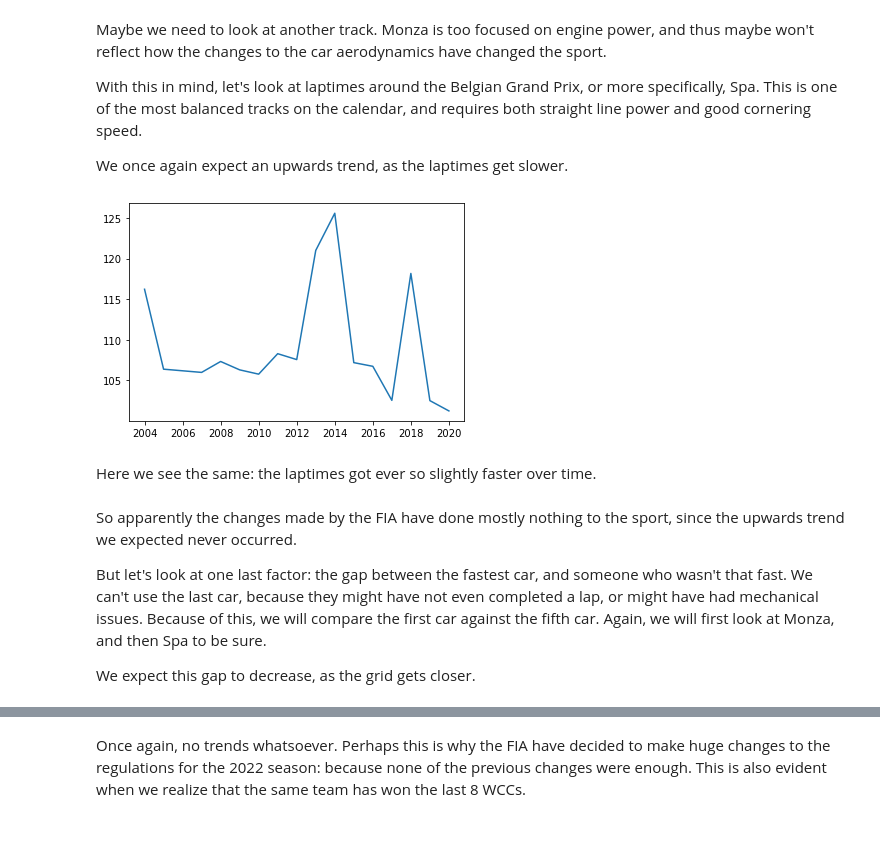
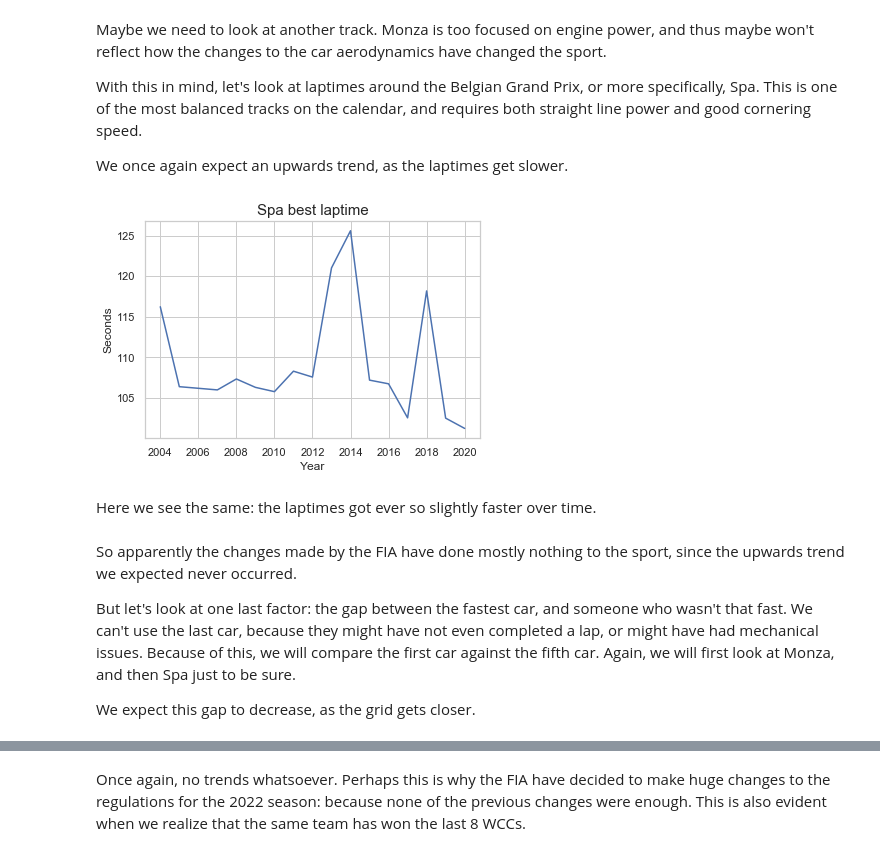
Before and after one commit to leoDomingos/study-on-formula-1-champions, a Jupyter notebook: f1-drivers-study.ipynb, the cells around one changed output, grey strips where cells are left out. Cells and saved outputs as stored; diff of their text form; code cells hidden in the pictures.

```diff
--- a/f1-drivers-study.ipynb
+++ b/f1-drivers-study.ipynb
@@ -27,3 +21,20 @@ or from the matplotlib source distribution
+# %%
+# Setting up the graphs colors
+
+# necessary teams:
+# renault, mercedes, ferrari, redbull, mclaren, tyrrel (navy blue), lotus, bmw
+team_colors = {
+    "renault": ["#FFF329", "#2C2C2C"],
+    "mercedes": ["#4BF2CE", "#999999"],
+    "ferrari": ["#F00F0F", "#2C2C2C"],
+    "redbull": ["#0F47F0", "#C40707"],
+    "mclaren": ["#F09D0F", "#2676C9"],
+    "tyrrel": ["#037BAF", "#999999"],
+    "lotus": ["#03AF49", "#E1DB1E"],
+    "bmw": ["#2796B5", "#999999"],
+    "other": ["#80CEE4"]
+}
+sns.set_theme(style="whitegrid")
 # %% [markdown]
 ## Top 10 best drivers
 
@@ -313,6 +376,6 @@ for year in range(2003, 2022):
     monza_laptimes[year] = fastest_lap
 # %%
 # Making the same dict but with seconds, to make the graph more readable
-laptimes_seconds = {}
+monza_laptimes_seconds = {}
 for year, laptime in monza_laptimes.items():
-    laptimes_seconds[year] = int(laptime[0])*60 + int(laptime[2:4]) + int(laptime[5:])/1000
+    monza_laptimes_seconds[year] = int(laptime[0])*60 + int(laptime[2:4]) + int(laptime[5:])/1000
@@ -334,30 +400,36 @@ We once again expect an upwards trend, as the laptimes get slower.
 # %%
 # Getting the laptimes from the data folder
 spa_laptimes = {}
 for year in range(2004, 2021):
     if year == 2006: # We didn't have a Belgian GP in this year
         year += 1
     spa_file = open(f"./data/2004-2021-spa-laptimes/{year}.json")
     spa_data = json.load(spa_file)
     first_driver = spa_data["MRData"]["RaceTable"]["Races"][0]["QualifyingResults"][0]
+    # First driver's fastest lap section
     fastest_quali_section = list(first_driver.keys())[-1]
+    # Discovering how fast it was
     fastest_lap = first_driver[fastest_quali_section]
     spa_laptimes[year] = fastest_lap
-# Making a new dict with seconds to make the graph
+
+# Making a new dict but with seconds to make the graph
 laptimes_seconds = {}
 for year, laptime in spa_laptimes.items():
     laptimes_seconds[year] = int(laptime[0])*60 + int(laptime[2:4]) + int(laptime[5:])/1000
 
 # Plotting it
-plt.plot(list(laptimes_seconds.keys()), list(laptimes_seconds.values()));
+sns.lineplot(x=list(laptimes_seconds.keys()), y=list(laptimes_seconds.values()));
+plt.title("Spa best laptime", fontsize = 15)
+plt.xlabel("Year")
+plt.ylabel("Seconds");
 # %% [output]
-[figure, old version]
+[figure, new version]
 # %% [markdown]
 Here we see the same: the laptimes got ever so slightly faster over time.
 # %% [markdown]
 So apparently the changes made by the FIA have done mostly nothing to the sport, since the upwards trend we expected never occurred.
 
-But let's look at one last factor: the gap between the fastest car, and someone who wasn't that fast. We can't use the last car, because they might have not even completed a lap, or might have had mechanical issues. Because of this, we will compare the first car against the fifth car. Again, we will first look at Monza, and then Spa to be sure.
+But let's look at one last factor: the gap between the fastest car, and someone who wasn't that fast. We can't use the last car, because they might have not even completed a lap, or might have had mechanical issues. Because of this, we will compare the first car against the fifth car. Again, we will first look at Monza, and then Spa just to be sure.
 
 We expect this gap to decrease, as the grid gets closer.
 # %%
```
Also changed, not shown: parts of 36 cells of this notebook.
